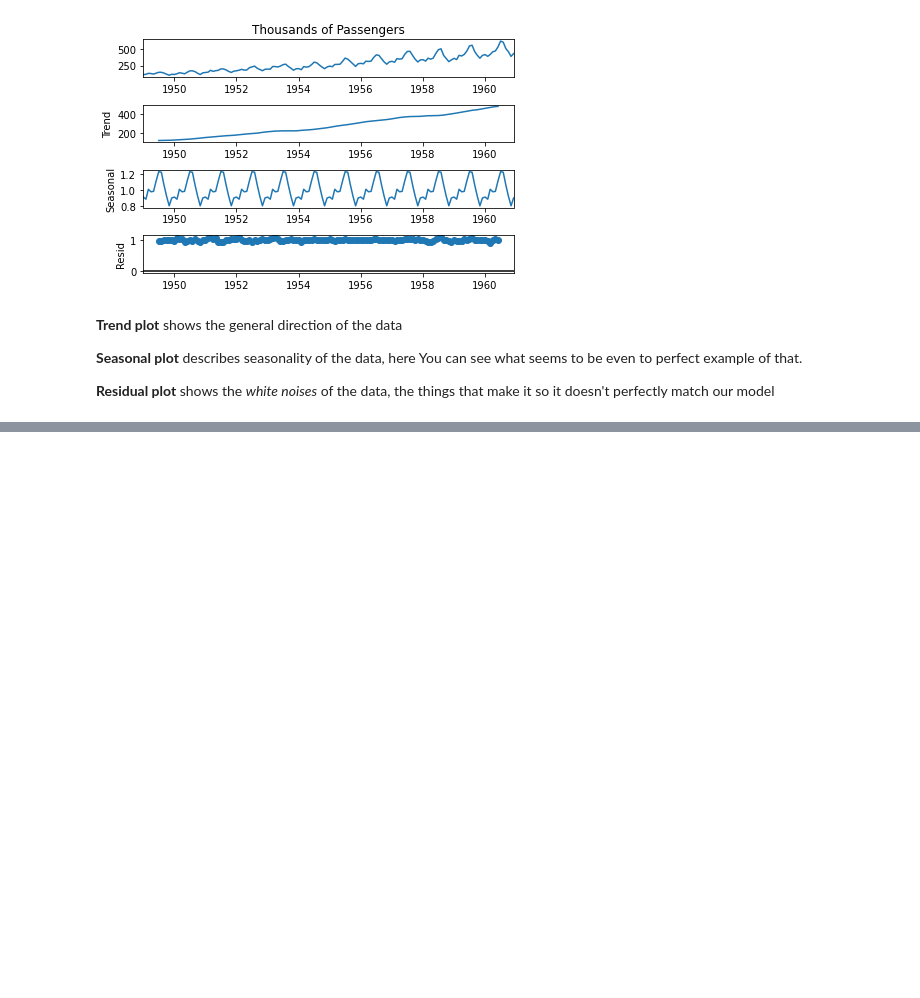
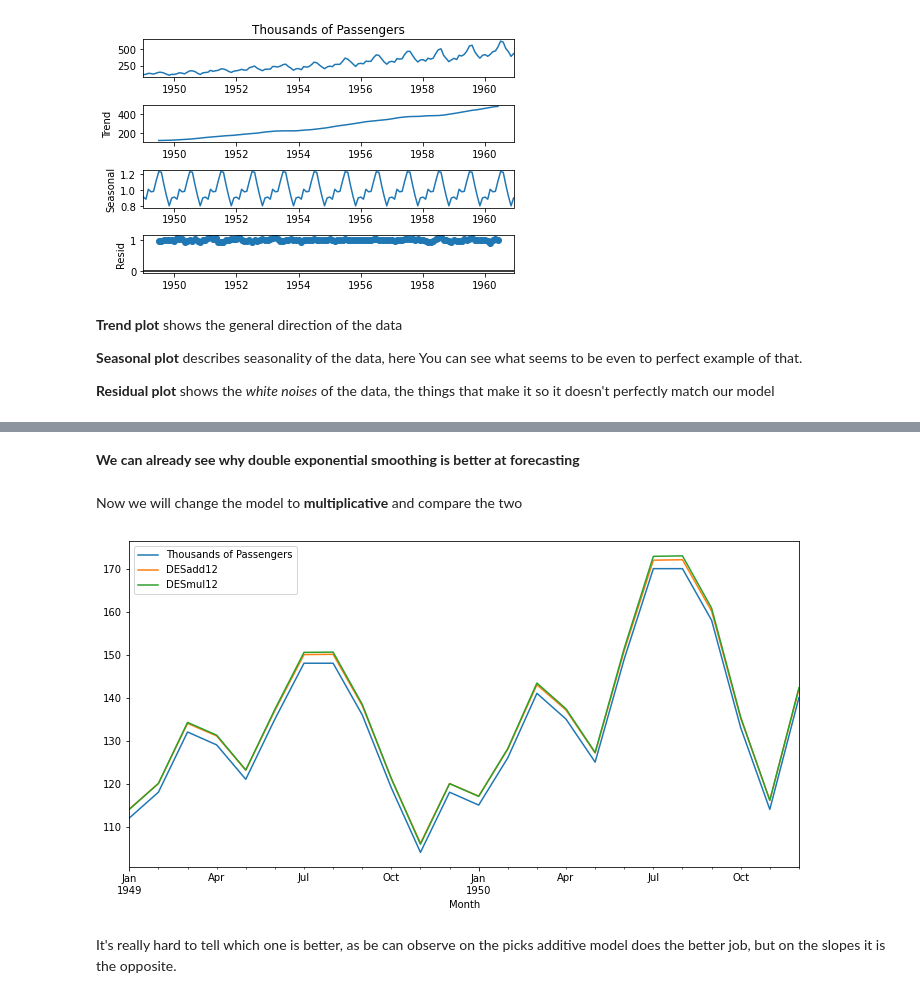
Before and after one commit to Viciooo/TimeSeriesAnalysis, a Jupyter notebook: src/main/introduction_to_time_series.ipynb, the cells around one changed output, grey strips where cells are left out. Saved outputs shown, nothing was run; the diff lists cells and outputs as text; code cells hidden in the pictures; blank space fills up the shorter version.

```diff
--- a/src/main/introduction_to_time_series.ipynb
+++ b/src/main/introduction_to_time_series.ipynb
@@ -75,0 +291,11 @@ result.plot();
+# %% [markdown]
+**We can already see why double exponential smoothing is better at forecasting**
+# %% [markdown]
+Now we will change the model to **multiplicative** and compare the two
+# %%
+df['DESmul12'] = ExponentialSmoothing(df['Thousands of Passengers'], trend='mul').fit().fittedvalues.shift(-1)
+df[['Thousands of Passengers','DESadd12','DESmul12']].iloc[:24].plot(figsize=(12,6)).autoscale(axis='x',tight=True);
+# %% [output]
+[figure, added]
+# %% [markdown]
+It's really hard to tell which one is better, as be can observe on the picks additive model does the better job, but on the slopes it is the opposite.
```
Also changed, not shown: parts of 53 cells of this notebook.
